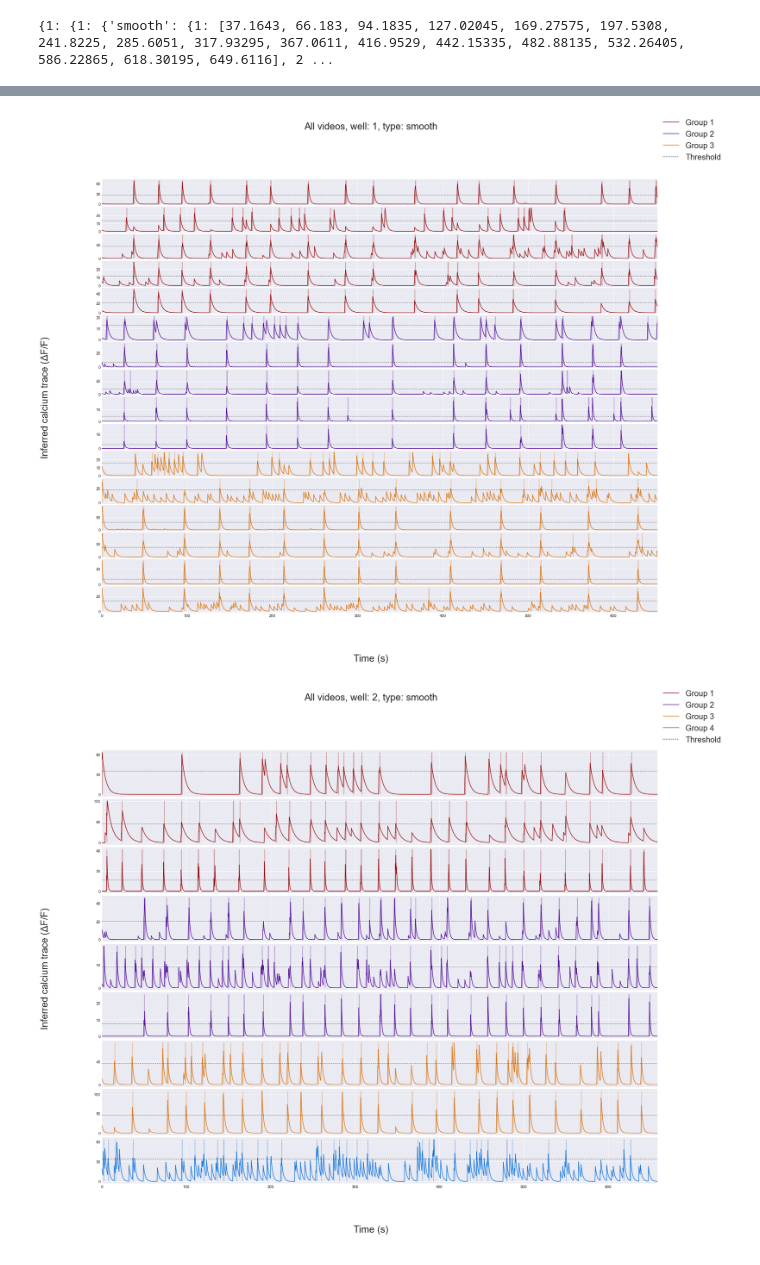
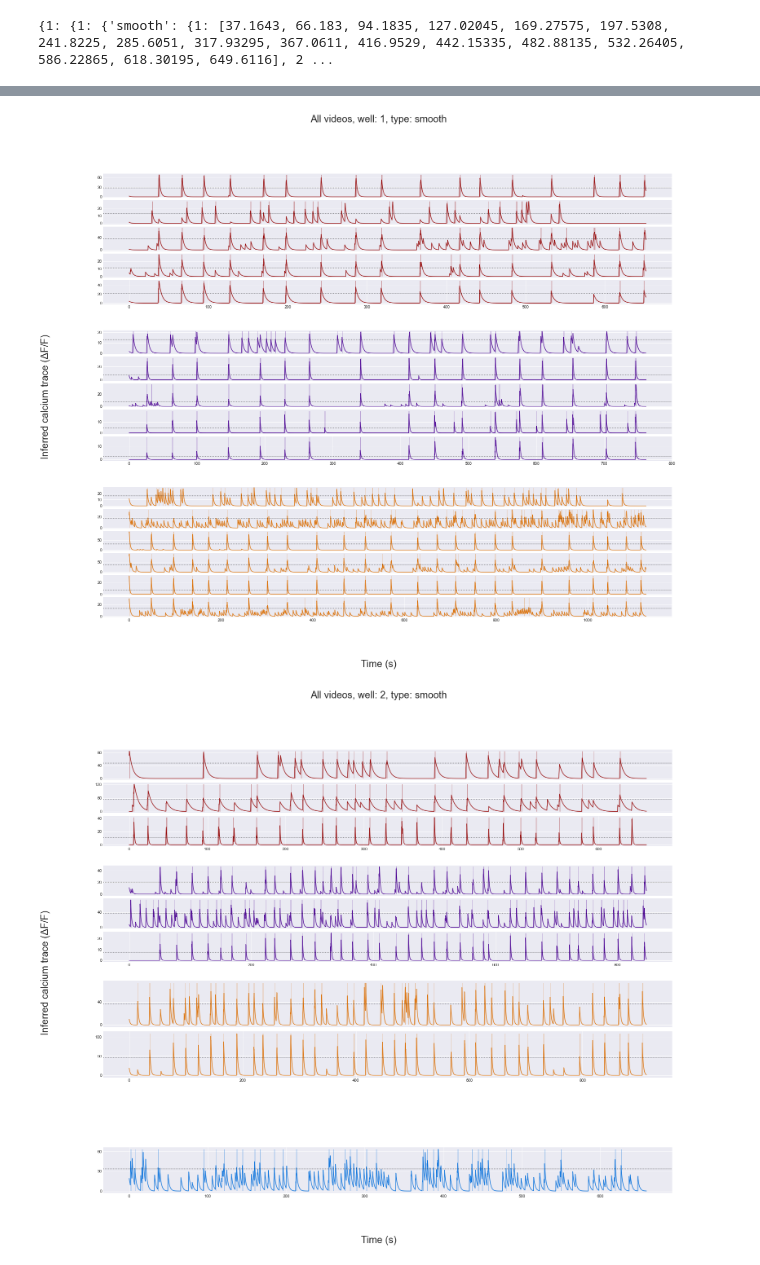
Before and after one commit to deVrijLab/calcium_imaging, a Jupyter notebook: calcium_imaging.ipynb, the cells around one changed output, grey strips where cells are left out. Cells and saved outputs as stored; diff of their text form; code cells hidden in the pictures.

Commit message:
Created subplot in grid functionality for better group separation visuality

```diff
--- a/calcium_imaging.ipynb
+++ b/calcium_imaging.ipynb
@@ -1,7 +1,9 @@
 # %%
 import pandas as pd
 from matplotlib import pyplot as plt
+from matplotlib import gridspec as gridspec
 from matplotlib.patches import Rectangle
+# from matplotlib.lines import Line2D
 from pathlib import Path
 import numpy as np
 
@@ -29,8 +31,8 @@ to_define_network_bursts = True
 to_define_spikes = False
 # quality control plot, used to check if using stddev_threshold made sense --- default: False
 to_plot_distributions = False
-# plot equal trace lengths for neatness or false to show each individual trace length --- default: True
-show_equal_trace_length = True
+# plot equal trace lengths for neatness or false to show each individual trace length --- default: False
+show_equal_trace_length = False
 # %%
 data = Path('data/adjusted for doubles').glob('*.xlsx')
 dataframes = []
@@ -394,31 +396,3 @@ def plot_traces(df, type, well, spikes, network_bursts, thresholds, define_spike
 
     # save plot
     fig.savefig('plots/Well_{}-Type_{}'.format(well, type))
-# %%
-# checked difference in time between spikes and compared too spike time offset, seems to be working well now
-print(df_spikes)
-
-old_e = 0
-dif = []
-for s, e in zip(df_spikes.start, df_spikes.end):
-    difference = s - old_e
-    if difference > 0:
-        dif.append(s - old_e)
-    old_e = e
-
-print(dif)
-c = 0
-for i in dif:
-    if i < 3:
-        c += 1
-        print(i)
-
-print(c)
-
-
-
-# however, as nb_time_offset goes higher a lot more NBs are called, so lower is less, does that make sense?
-## check NB calling algorithms again
-
-# checked spike calling algorithms but with time offset working that seems to be okay!
-## can make spike time offset 10s (long) on purpose while fixing the network burst calling!
@@ -442,19 +500,20 @@ print(c)
 # %%
 # df with traces/neurons as columns
 
 # take final column (trace) and extract it's well to get total amount of wells
 n_wells = int(df.columns[-1].split('.')[0])
 data_types = ['smooth'] # DEVNOTE: for now removed 'raw'
 # create separate figures for wells and raw/smooth data types
 for n in range(1, n_wells + 1):
     for type in data_types:
         # TODO reinput defaults: define_spikes = to_define_spikes, define_network_bursts = to_define_network_bursts
-        plot_traces(df = df, type = type, well = n, spikes = df_spikes, network_bursts = df_network_bursts, thresholds = df_threshold, define_spikes = True, define_network_bursts = False,                         show_equal_trace_length = show_equal_trace_length)
+        # plot_traces(df = df, type = type, well = n, spikes = df_spikes, network_bursts = df_network_bursts, thresholds = df_threshold, define_spikes = True, define_network_bursts = False,                         show_equal_trace_length = show_equal_trace_length)
+        plot_traces_new(df = df, type = type, well = n, spikes = df_spikes, network_bursts = df_network_bursts, thresholds = df_threshold, define_spikes = True, define_network_bursts = False,                         show_equal_trace_length = show_equal_trace_length)
         if to_plot_distributions:
             plot_distribution(df = df, type = type, well = n)
 # %% [output]
-[figure, old version]
+[figure, new version]
-[figure, old version]
+[figure, new version]
 # %%
 pd_stats = pd.concat([df_stats_spikes, df_stats_network_bursts], axis = 1)
 pd_stats['network_bursts_per_minute'] = pd_stats['n_network_bursts'] / (pd_stats['seconds_measured'] / 60)
```
Also changed, not shown: parts of 2 cells of this notebook.
